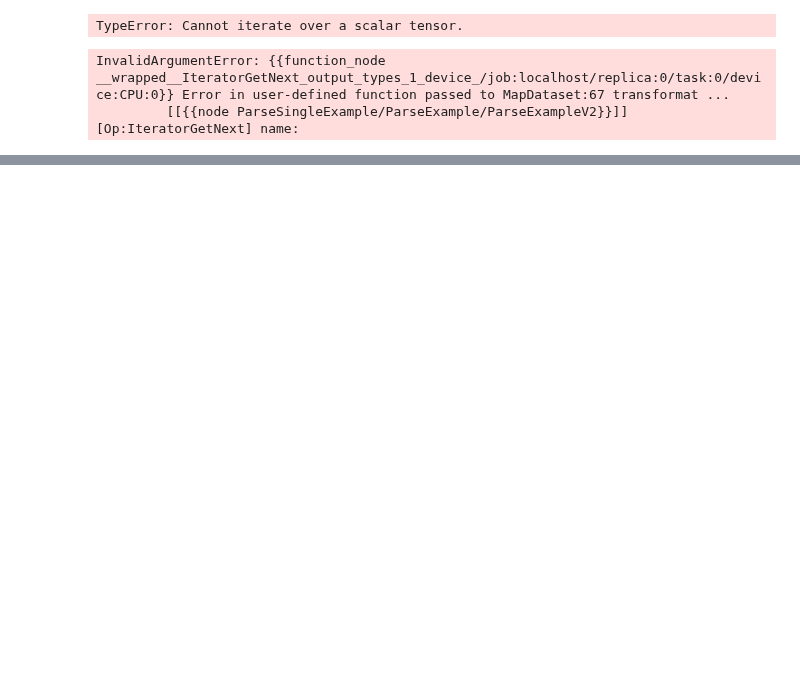
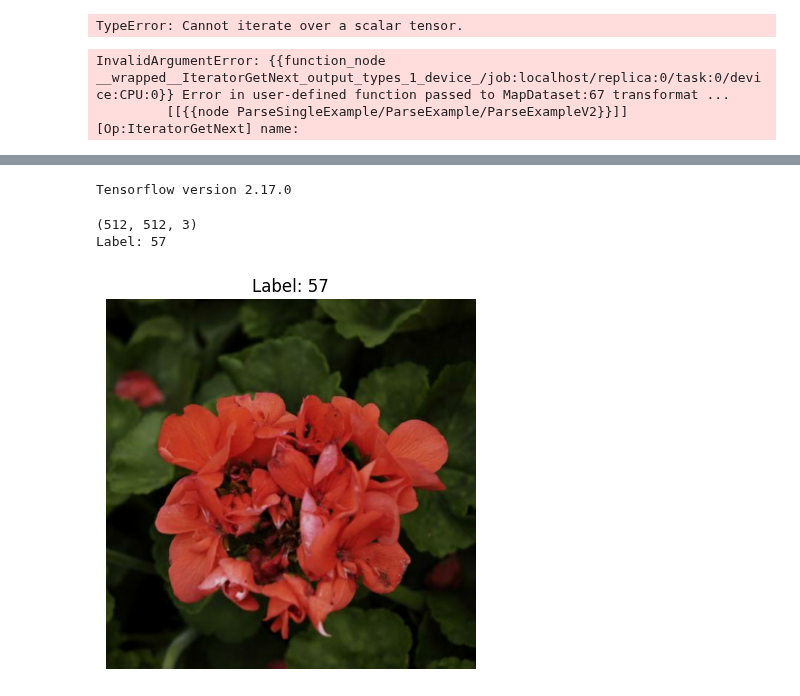
Before and after one commit to cristianoCarta/benchmarks, a Jupyter notebook: TENSOR.ipynb, the cells around one changed output, grey strips where cells are left out. Saved outputs shown, nothing was run; the diff lists cells and outputs as text; code cells hidden in the pictures; blank space fills up the shorter version.

Commit message:
tensorflow dataset

```diff
--- a/TENSOR.ipynb
+++ b/TENSOR.ipynb
@@ -38,0 +42,12 @@ InvalidArgumentError: {{function_node __wrapped__IteratorGetNext_output_types_1_
+# %%
+import math, re, os
+import numpy as np
+import tensorflow as tf
+
+print("Tensorflow version " + tf.__version__)
+# %% [output]
+Tensorflow version 2.17.0
+# %%
+path = r"C:\Users\rober\Downloads\tpu-getting-started\tfrecords-jpeg-512x512\train\00-512x512-798.tfrec"
+# %%
+IMAGE_SIZE = [512,512]
@@ -38,0 +97,24 @@ InvalidArgumentError: {{function_node __wrapped__IteratorGetNext_output_types_1_
+# %%
+import tensorflow as tf
+import matplotlib.pyplot as plt
+
+# Step 1: Load the dataset from a single .tfrec file
+dataset = load_dataset(path, labeled=True, ordered=True)
+
+#dataset = dataset.skip(37) #per prendere un'immagine specifica: in questo caso voglio vedere la 38
+
+# Step 2: Take a single image and label from the dataset
+for image, label in dataset.take(1):
+    print(image.numpy().shape) # .take(1) grabs a single sample
+    # Step 3: Print the label
+    print(f"Label: {label.numpy()}")
+
+    # Step 4: Display the image
+    plt.imshow(image.numpy())  # Convert the tensor to a numpy array
+    plt.title(f"Label: {label.numpy()}")
+    plt.axis('off')  # Turn off axes
+    plt.show()
+# %% [output]
+(512, 512, 3)
+Label: 57
+[figure, added]
```
Also changed, not shown: parts of 15 cells of this notebook.
